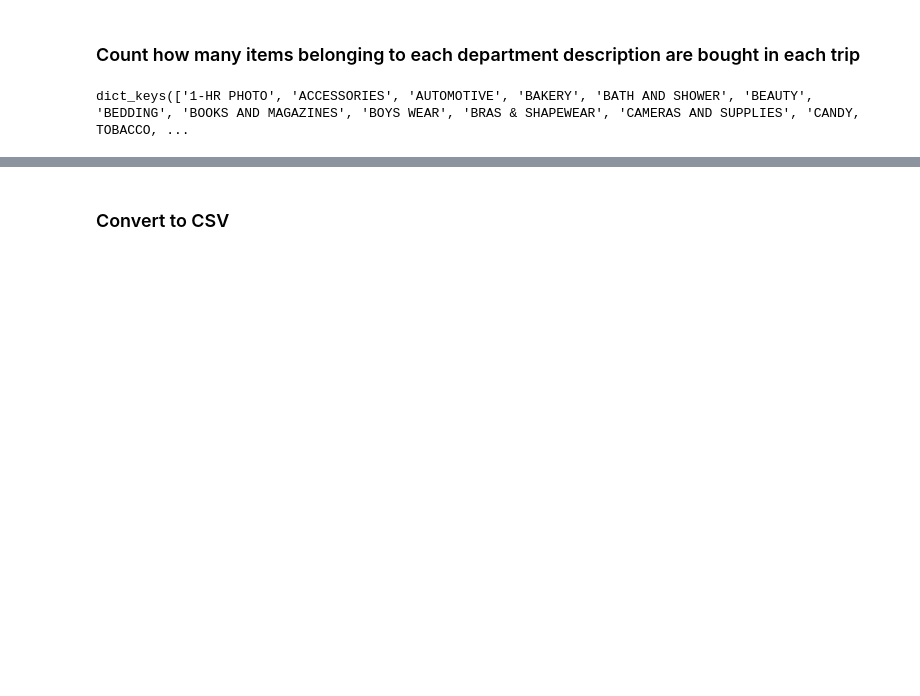
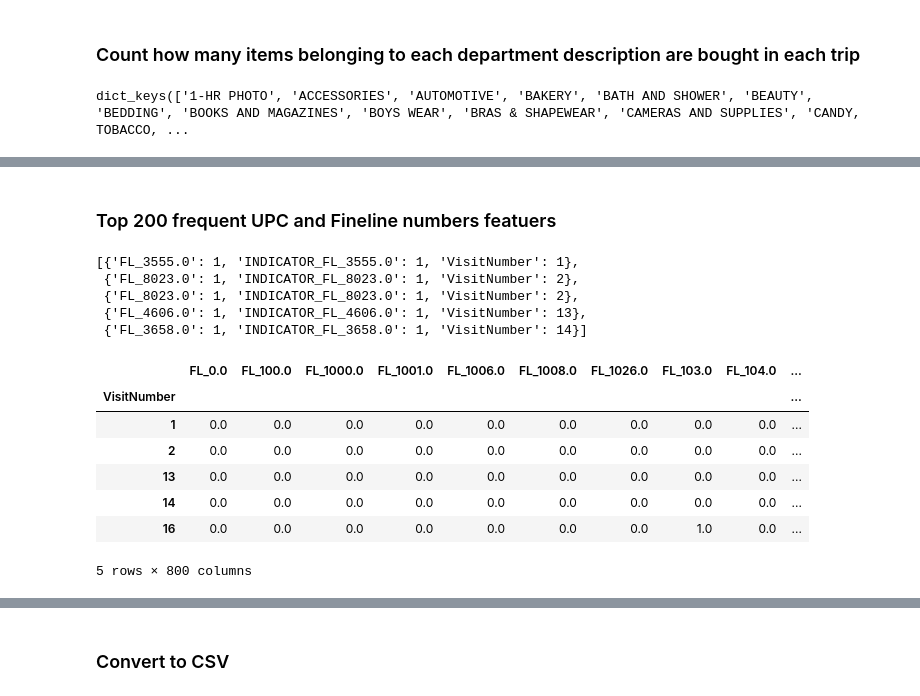
Before and after one commit to maithilibhide/Walmart-Trip-Classification, a Jupyter notebook: preprocessing.ipynb, the cells around one changed output, grey strips where cells are left out. Saved outputs shown, nothing was run; the diff lists cells and outputs as text; code cells hidden in the pictures; blank space fills up the shorter version.

```diff
--- a/preprocessing.ipynb
+++ b/preprocessing.ipynb
@@ -357,7 +359,11 @@ data
 # %%
-feature_names = [d for d in df_groups_train.keys()]
+#print("REPT_ITEMS_"+list(df_groups_train.keys())[0])
+feature_names = [d for d in list(df_groups_train.keys())]
+feature_names.extend(["REPT_ITEMS_"+d for d in list(df_groups_train.keys())])
+feature_names.extend(["RETURN_"+d for d in list(df_groups_train.keys())])
 feature_names.append("VisitNumber")
-#df2 = pd.DataFrame(columns=feature_names).set_index("VisitNumber")
+print(len(feature_names))
+df2 = pd.DataFrame(columns=feature_names).set_index("VisitNumber")
 df2 = df2.from_records(data, columns=feature_names).fillna(0).set_index("VisitNumber")
 df2 = df2.groupby("VisitNumber").sum()
 df2.head()
@@ -387,0 +395,9 @@ df.head()
+# %%
+df_groups = df.groupby(df['VisitNumber']).groups
+data = []
+for visit, ids in df_groups.items():
+    #print(dept_desc)
+    flist = []
+    for idx in ids:
+        flist.append(df.loc[idx]['FLCount'])
+    data.append({"VisitNumber":visit, "MinFLCount":np.min(flist), "MaxFLCount":np.max(flist), "StdFLCount":np.std(flist) })
@@ -387,0 +430,2 @@ df.head()
+# %% [markdown]
+<h3>Top 200 frequent UPC and Fineline numbers featuers</h3>
@@ -387,0 +448,25 @@ df.head()
+# %%
+data[:5]
+# %% [output]
+[{'FL_3555.0': 1, 'INDICATOR_FL_3555.0': 1, 'VisitNumber': 1},
+ {'FL_8023.0': 1, 'INDICATOR_FL_8023.0': 1, 'VisitNumber': 2},
+ {'FL_8023.0': 1, 'INDICATOR_FL_8023.0': 1, 'VisitNumber': 2},
+ {'FL_4606.0': 1, 'INDICATOR_FL_4606.0': 1, 'VisitNumber': 13},
+ {'FL_3658.0': 1, 'INDICATOR_FL_3658.0': 1, 'VisitNumber': 14}]
+# %%
+df2 = pd.DataFrame(data).fillna(0).set_index("VisitNumber")
+indicators = ["INDICATOR_FL_"+str(fl) for fl in freq_fineline]
+indicators.extend(["INDICATOR_UPC_"+str(upc) for upc in freq_upc])
+df3 = df2.groupby("VisitNumber").sum()
+df3[indicators] = df3[indicators].astype(bool).astype(int)
+df3 = df3.fillna(0)
+df3.head()
+# %% [output]
+|  | FL_0.0 | FL_100.0 | FL_1000.0 | FL_1001.0 | FL_1006.0 | FL_1008.0 | FL_1026.0 | FL_103.0 | FL_104.0 | ... |
+| VisitNumber |  |  |  |  |  |  |  |  |  | ... |
+| 1 | 0.0 | 0.0 | 0.0 | 0.0 | 0.0 | 0.0 | 0.0 | 0.0 | 0.0 | ... |
+| 2 | 0.0 | 0.0 | 0.0 | 0.0 | 0.0 | 0.0 | 0.0 | 0.0 | 0.0 | ... |
+| 13 | 0.0 | 0.0 | 0.0 | 0.0 | 0.0 | 0.0 | 0.0 | 0.0 | 0.0 | ... |
+| 14 | 0.0 | 0.0 | 0.0 | 0.0 | 0.0 | 0.0 | 0.0 | 0.0 | 0.0 | ... |
+| 16 | 0.0 | 0.0 | 0.0 | 0.0 | 0.0 | 0.0 | 0.0 | 1.0 | 0.0 | ... |
+5 rows × 800 columns
```
Also changed, not shown: parts of 33 cells of this notebook.
